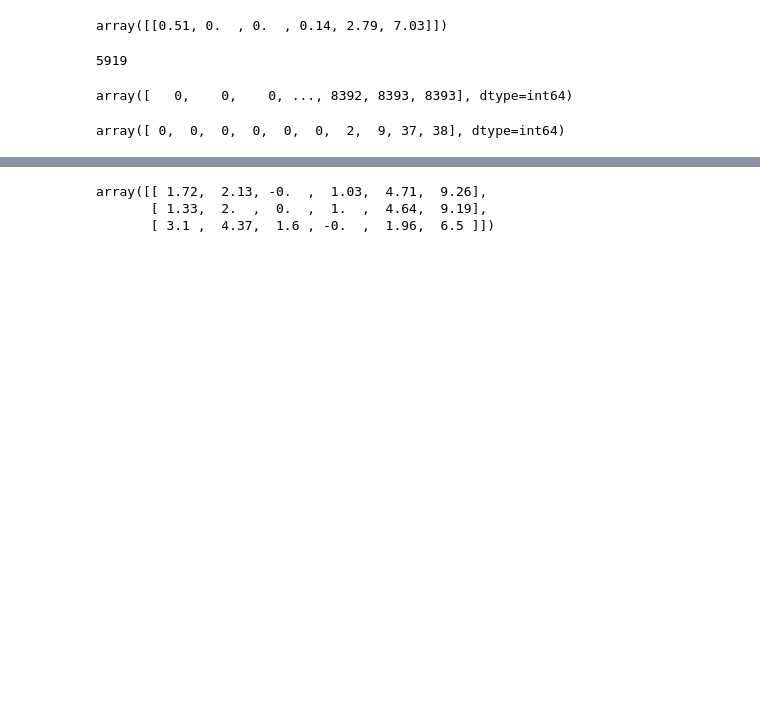
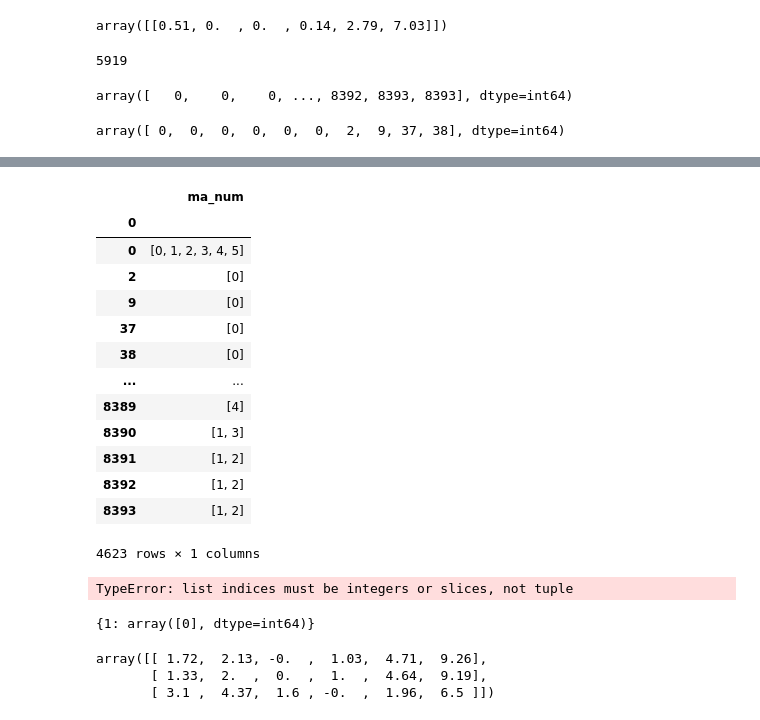
Before and after one commit to nuswgg/quants_qa, a Jupyter notebook: python/Py Quant Trading Practise/测试RB.ipynb, the cells around one changed output, grey strips where cells are left out. Saved outputs shown, nothing was run; the diff lists cells and outputs as text; code cells hidden in the pictures; blank space fills up the shorter version.

```diff
--- a/python/Py Quant Trading Practise/测试RB.ipynb
+++ b/python/Py Quant Trading Practise/测试RB.ipynb
@@ -1057,4 +1185,4 @@ base=calc_base_data(klines)
 # %%
-tt=base[['bias1','bias2','bias3','bias4','bias5','bias6','bias7','bias8','bias9']]
+bias=base[['bias1','bias2','bias3','bias4','bias5','bias6','bias7','bias8','bias9']]
 # %%
 tt2=base[['bias2','bias3','bias4','bias5','bias6','bias7','bias8','bias9','bias1']]
@@ -1090,4 +1298,4 @@ np.where(final == 0)[0][:10]
 # %% [output]
 array([ 0,  0,  0,  0,  0,  0,  2,  9, 37, 38], dtype=int64)
 # %%
-len(set(np.where(final == 0)[0]))
+b = np.array(np.where(final == 0))
@@ -1132,0 +1310,2 @@ base.iloc[8392:8393,:].filter(['close','ma2','ma3','ma5'])
+# %%
+a=np.transpose(b)
@@ -1132,0 +1349,2 @@ base.iloc[8392:8393,:].filter(['close','ma2','ma3','ma5'])
+# %%
+new=[np.unique(a[:, 0]),np.split(a[:, 1], np.unique(a[:, 0], return_index=True)[1][1:])]
@@ -1132,0 +1371,17 @@ base.iloc[8392:8393,:].filter(['close','ma2','ma3','ma5'])
+# %%
+pd.DataFrame(np.transpose(new)).set_index(0).rename(columns={1:'ma_num'})
+# %% [output]
+|  | ma_num |
+| 0 |  |
+| 0 | [0, 1, 2, 3, 4, 5] |
+| 2 | [0] |
+| 9 | [0] |
+| 37 | [0] |
+| 38 | [0] |
+| ... | ... |
+| 8389 | [4] |
+| 8390 | [1, 3] |
+| 8391 | [1, 2] |
+| 8392 | [1, 2] |
+| 8393 | [1, 2] |
+4623 rows × 1 columns
@@ -1133,11 +1393,17 @@ base.iloc[8392:8393,:].filter(['close','ma2','ma3','ma5'])
 # %%
 a = a[a[:, 0].argsort()]  # 按照user_id排序（排序是使用np.split进行分组的前提）
 a = np.split(a, np.unique(a[:, 0], return_index=True)[1][1:])  # 按照user_id分组
-a = np.array([tmp[tmp[:, 2].argsort()[-1], :2] for tmp in a])  # 取分组下分值最高的item_id
+a = np.array([tmp[tmp[:, 1].argsort()[-1], :1] for tmp in a])  # 取分组下分值最高的item_id
 a = a[a[:, 1].argsort()]
 item_ids, ind = np.unique(a[:, 1], return_index=True)
 a = np.split(a[:, 0], ind[1:])
 result = dict(zip(item_ids, a))
+# %% [output]
+TypeError: list indices must be integers or slices, not tuple
+# %%
+result
+# %% [output]
+{1: array([0], dtype=int64)}
 # %%
 np.round(check,decimals=2)[-22:-19]
 # %% [output]
```
Also changed, not shown: parts of 47 cells of this notebook.
